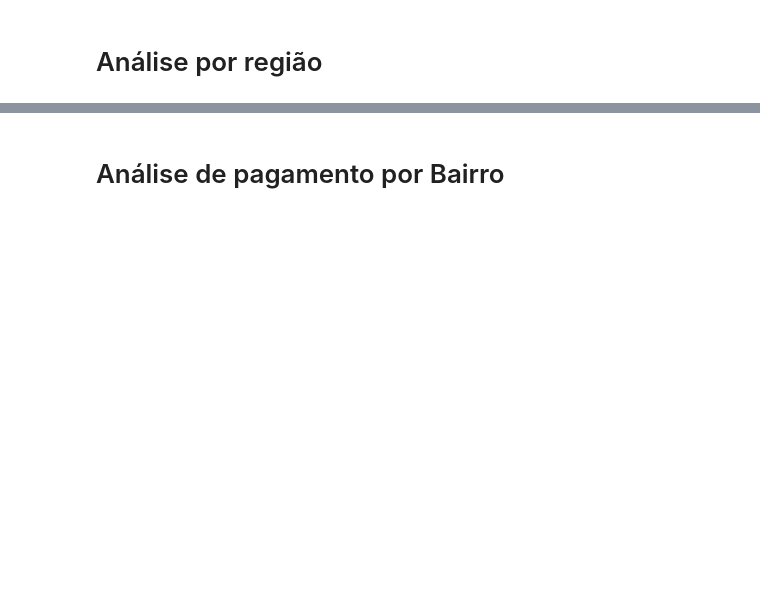
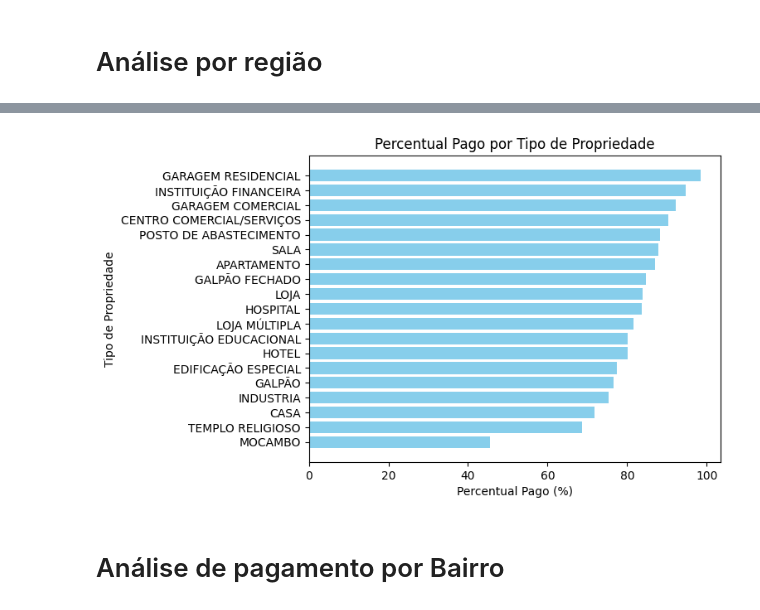
Before and after one commit to LanCarv/divida_ativa, a Jupyter notebook: modelo_debito.ipynb, the cells around one changed output, grey strips where cells are left out. Cells and saved outputs as stored; diff of their text form; code cells hidden in the pictures; blank space fills up the shorter version.

```diff
--- a/modelo_debito.ipynb
+++ b/modelo_debito.ipynb
@@ -1060,3 +1237,24 @@ soma_tipo_propriedade
 | 1 | CASA | 648184 | R$ 822.376.804,31 | R$ 1.144.032.245,73 | R$ 280.526.998,90 | R$ 321.655.441,42 | ... |
 | 18 | TEMPLO RELIGIOSO | 199 | R$ 566.855,51 | R$ 826.162,95 | R$ 247.078,52 | R$ 259.307,44 | ... |
 | 15 | MOCAMBO | 2561 | R$ 343.775,78 | R$ 753.595,96 | R$ 347.490,39 | R$ 409.820,18 | ... |
+# %%
+soma_tipo_propriedade = debitos_divida.groupby('tipo_propriedade').agg({
+    'dam': 'count',
+    'qtd_pavimentos': 'max',
+    'vlr_pago': 'sum',
+    'vlr_total_dam': 'sum',
+    'vlr_aberto': 'sum'
+}).reset_index()
+
+soma_tipo_propriedade['suposto_valor_devido'] = soma_tipo_propriedade['vlr_total_dam'] - soma_tipo_propriedade['vlr_pago']
+soma_tipo_propriedade['percentual_pago_%'] = (soma_tipo_propriedade['vlr_pago'] / soma_tipo_propriedade['vlr_total_dam']) * 100
+# soma_por_ano['diferenca_devido_aberto'] = soma_por_ano['suposto_valor_devido'] - soma_por_ano['vlr_aberto']
+
+soma_tipo_propriedade['percentual_dams_%'] = (soma_tipo_propriedade['dam'] / 2506527) *100
+soma_tipo_propriedade['vlr_total_dam'] = soma_tipo_propriedade['vlr_total_dam'].apply(formatar_moeda)
+soma_tipo_propriedade['vlr_pago'] = soma_tipo_propriedade['vlr_pago'].apply(formatar_moeda)
+soma_tipo_propriedade['vlr_aberto'] = soma_tipo_propriedade['vlr_aberto'].apply(formatar_moeda)
+soma_tipo_propriedade['suposto_valor_devido'] = soma_tipo_propriedade['suposto_valor_devido'].apply(formatar_moeda)
+
+soma_tipo_propriedade = soma_tipo_propriedade.sort_values(by='qtd_pavimentos', ascending=False)
+soma_tipo_propriedade
@@ -1063,3 +1279,18 @@ soma_tipo_propriedade
+# %%
+import matplotlib.pyplot as plt
+
+fig, ax = plt.subplots()
+soma_tipo_propriedade = soma_tipo_propriedade.sort_values(by='percentual_pago_%', ascending=True)
+
+ax.barh(soma_tipo_propriedade['tipo_propriedade'], soma_tipo_propriedade['percentual_pago_%'], color='skyblue')
+
+ax.set_xlabel('Percentual Pago (%)')
+ax.set_ylabel('Tipo de Propriedade')
+ax.set_title('Percentual Pago por Tipo de Propriedade')
+
+plt.show()
+# %% [output]
+[figure, added]
 # %%
 soma_tipo_propriedade.to_excel(r'C:\Users\Consultor\Documents\bases_pesquisa\bairro\tipo_propri.xlsx')
 # %% [markdown]
```
Also changed, not shown: parts of 24 cells of this notebook.
